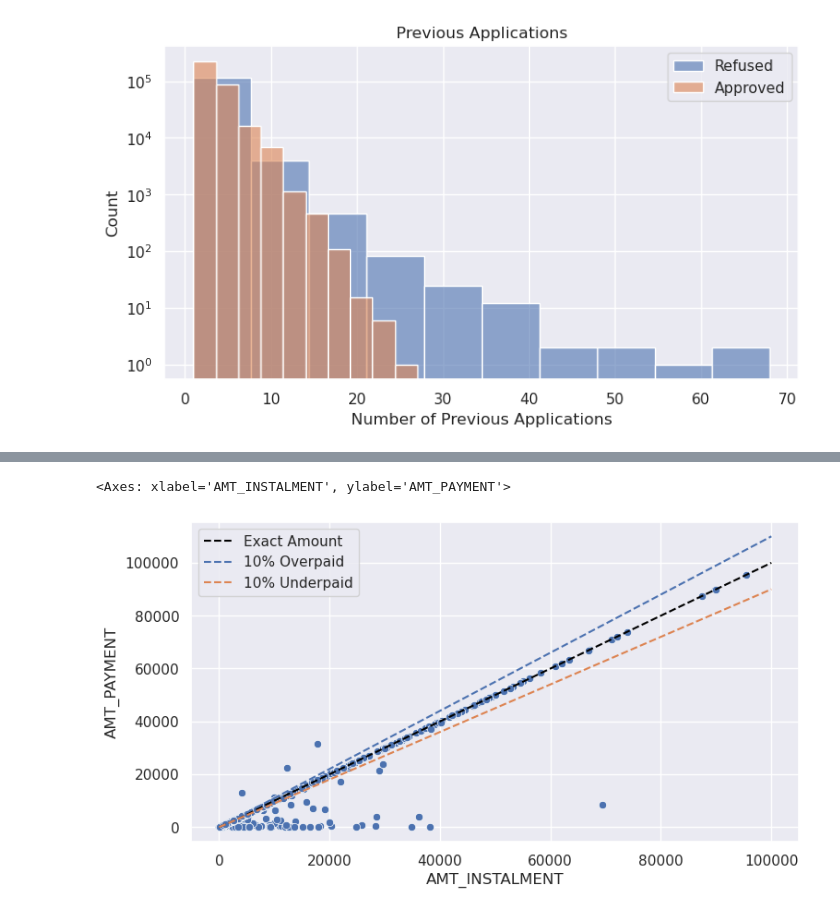
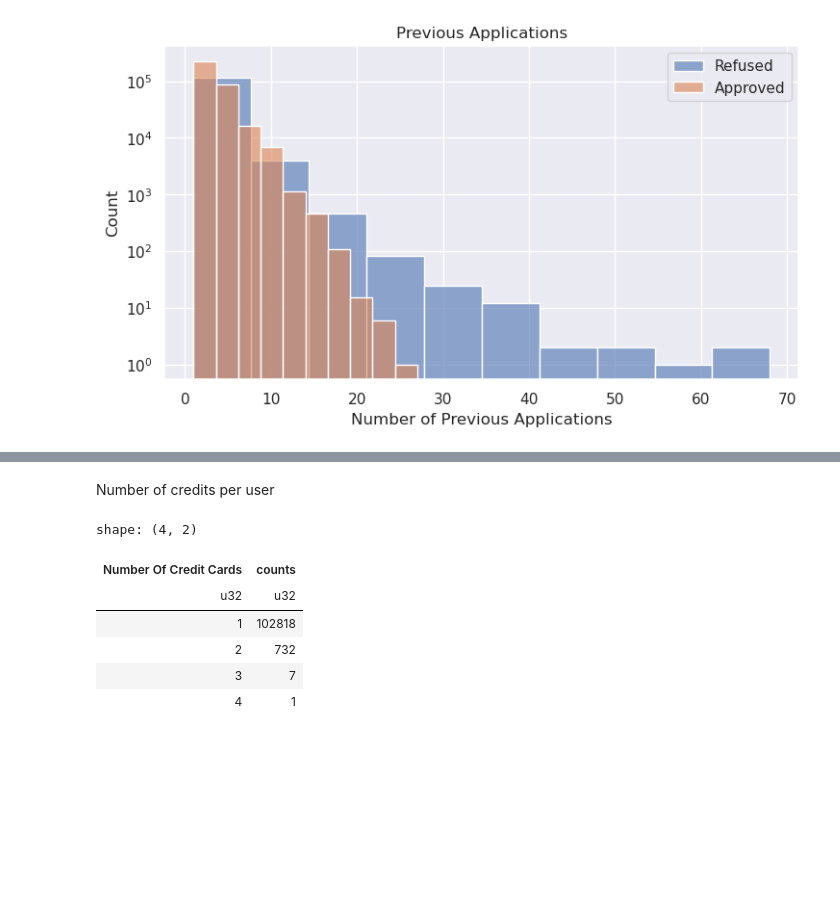
Before and after one commit to gediminas-skvarnavicius/home-credit-group-ml, a Jupyter notebook: EDA.ipynb, the cells around one changed output, grey strips where cells are left out. Drawn from its saved outputs; the diff is of its cells as text; code cells hidden in the pictures; blank space fills up the shorter version.

```diff
--- a/EDA.ipynb
+++ b/EDA.ipynb
@@ -466,18 +505,14 @@ plt.show()
-# %%
-fig_days_late, ax_days_late = plt.subplots(figsize=BASE_FIG_SIZE)
-x_inst = np.linspace(0, 100000)
-sns.scatterplot(
-    y=installments_payments.filter(pl.col("AMT_INSTALMENT") < 100000)[
-        "AMT_PAYMENT"
-    ].sample(1000, seed=1),
-    x=installments_payments.filter(pl.col("AMT_INSTALMENT") < 100000)[
-        "AMT_INSTALMENT"
-    ].sample(1000, seed=1),
-    ax=ax_days_late,
-)
-sns.lineplot(x=x_inst, y=x_inst, linestyle="--", label="Exact Amount", color="black", ax=ax_days_late)
-sns.lineplot(x=x_inst, y=x_inst + x_inst*0.1, linestyle="--", label="10% Overpaid", ax=ax_days_late)
-sns.lineplot(x=x_inst, y=x_inst - x_inst*0.1, linestyle="--", label="10% Underpaid", ax=ax_days_late)
-# %% [output]
-<Axes: xlabel='AMT_INSTALMENT', ylabel='AMT_PAYMENT'>
-[figure, removed]
+# %% [markdown]
+Number of credits per user
+# %%
+credit_card_balance.group_by("SK_ID_CURR").agg(pl.col("SK_ID_PREV").n_unique().alias('Number Of Credit Cards'))[
+    'Number Of Credit Cards'
+].value_counts()
+# %% [output]
+shape: (4, 2)
+| Number Of Credit Cards | counts |
+| u32 | u32 |
+| 1 | 102818 |
+| 2 | 732 |
+| 3 | 7 |
+| 4 | 1 |
```
Also changed, not shown: parts of 8 cells of this notebook, 3 other files.
